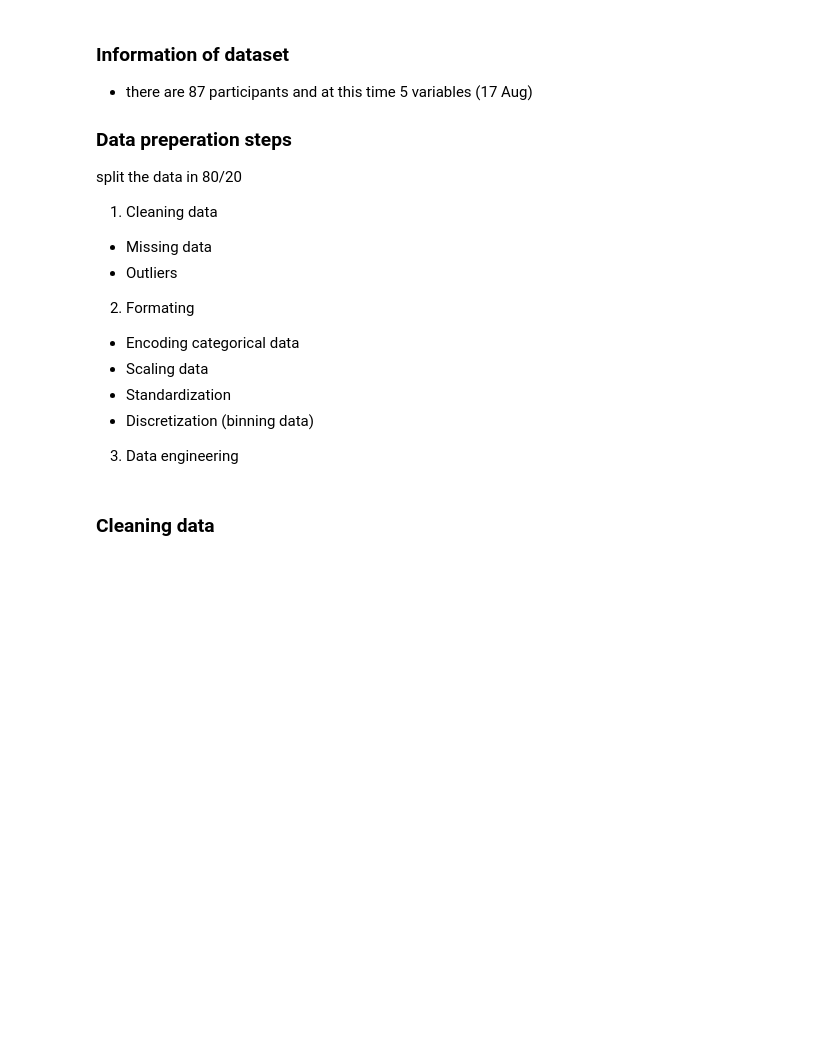
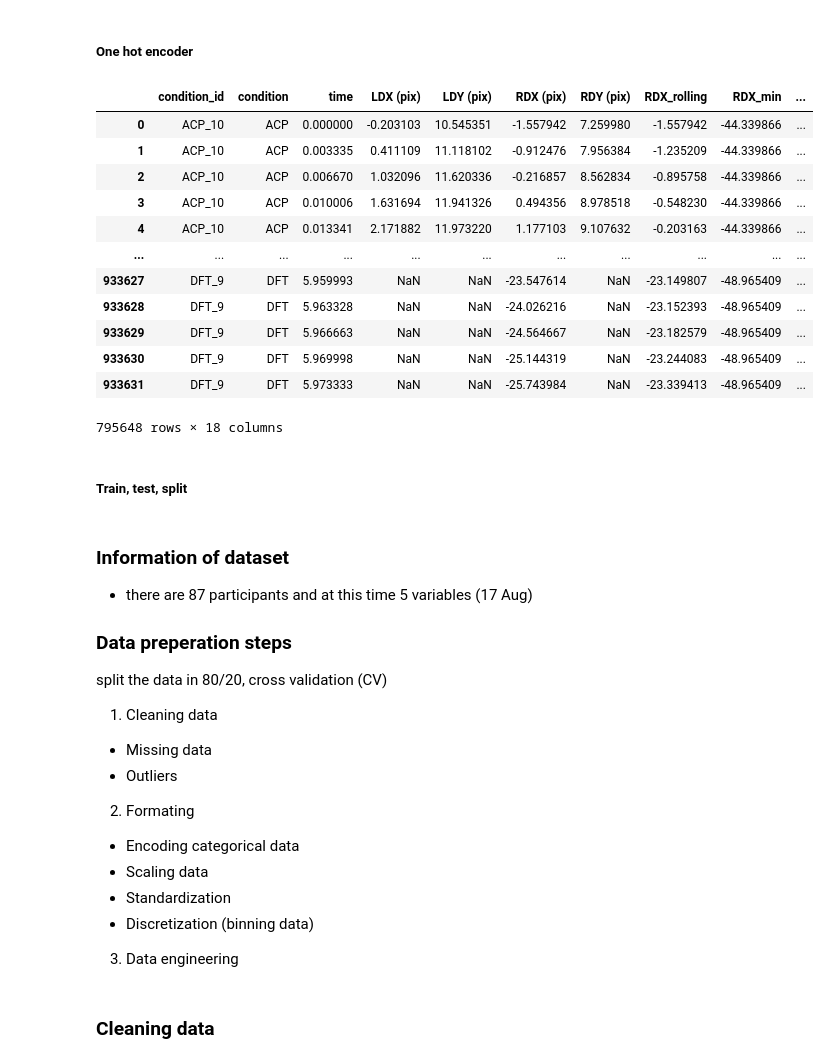
Before and after one commit to arthbreaker/2026_M1_internship, a Jupyter notebook: data_preparation.ipynb, the cells around one changed output. Saved outputs shown, nothing was run; the diff lists cells and outputs as text; code cells hidden in the pictures; blank space fills up the shorter version.

```diff
--- a/data_preparation.ipynb
+++ b/data_preparation.ipynb
@@ -20,0 +30,3 @@ df.head()
+# %%
+rdx_data = df.dropna(subset=['RDX_rolling'], how='any')
+rdx_data
@@ -20,0 +47,26 @@ df.head()
+# %% [markdown]
+##### One hot encoder
+# %%
+from sklearn.preprocessing import OneHotEncoder
+
+ohe = OneHotEncoder(sparse_output=False).set_output(transform="pandas")
+ohetransform = ohe.fit_transform(rdx_data[['category', 'valence']])
+rdx_data = pd.concat([rdx_data, ohetransform], axis=1).drop(columns=['category', 'valence'])
+# %%
+rdx_data
+# %% [output]
+|  | condition_id | condition | time | LDX (pix) | LDY (pix) | RDX (pix) | RDY (pix) | RDX_rolling | RDX_min | ... |
+| 0 | ACP_10 | ACP | 0.000000 | -0.203103 | 10.545351 | -1.557942 | 7.259980 | -1.557942 | -44.339866 | ... |
+| 1 | ACP_10 | ACP | 0.003335 | 0.411109 | 11.118102 | -0.912476 | 7.956384 | -1.235209 | -44.339866 | ... |
+| 2 | ACP_10 | ACP | 0.006670 | 1.032096 | 11.620336 | -0.216857 | 8.562834 | -0.895758 | -44.339866 | ... |
+| 3 | ACP_10 | ACP | 0.010006 | 1.631694 | 11.941326 | 0.494356 | 8.978518 | -0.548230 | -44.339866 | ... |
+| 4 | ACP_10 | ACP | 0.013341 | 2.171882 | 11.973220 | 1.177103 | 9.107632 | -0.203163 | -44.339866 | ... |
+| ... | ... | ... | ... | ... | ... | ... | ... | ... | ... | ... |
+| 933627 | DFT_9 | DFT | 5.959993 | NaN | NaN | -23.547614 | NaN | -23.149807 | -48.965409 | ... |
+| 933628 | DFT_9 | DFT | 5.963328 | NaN | NaN | -24.026216 | NaN | -23.152393 | -48.965409 | ... |
+| 933629 | DFT_9 | DFT | 5.966663 | NaN | NaN | -24.564667 | NaN | -23.182579 | -48.965409 | ... |
+| 933630 | DFT_9 | DFT | 5.969998 | NaN | NaN | -25.144319 | NaN | -23.244083 | -48.965409 | ... |
+| 933631 | DFT_9 | DFT | 5.973333 | NaN | NaN | -25.743984 | NaN | -23.339413 | -48.965409 | ... |
+795648 rows × 18 columns
+# %% [markdown]
+##### Train, test, split
@@ -24,7 +91,8 @@ df.head()
 
 
 ### Data preperation steps
-split the data in 80/20
+split the data in 80/20,
+cross validation (CV)
 
 1. Cleaning data
 - Missing data
```
Also changed, not shown: parts of 6 cells of this notebook, 4 other files.
